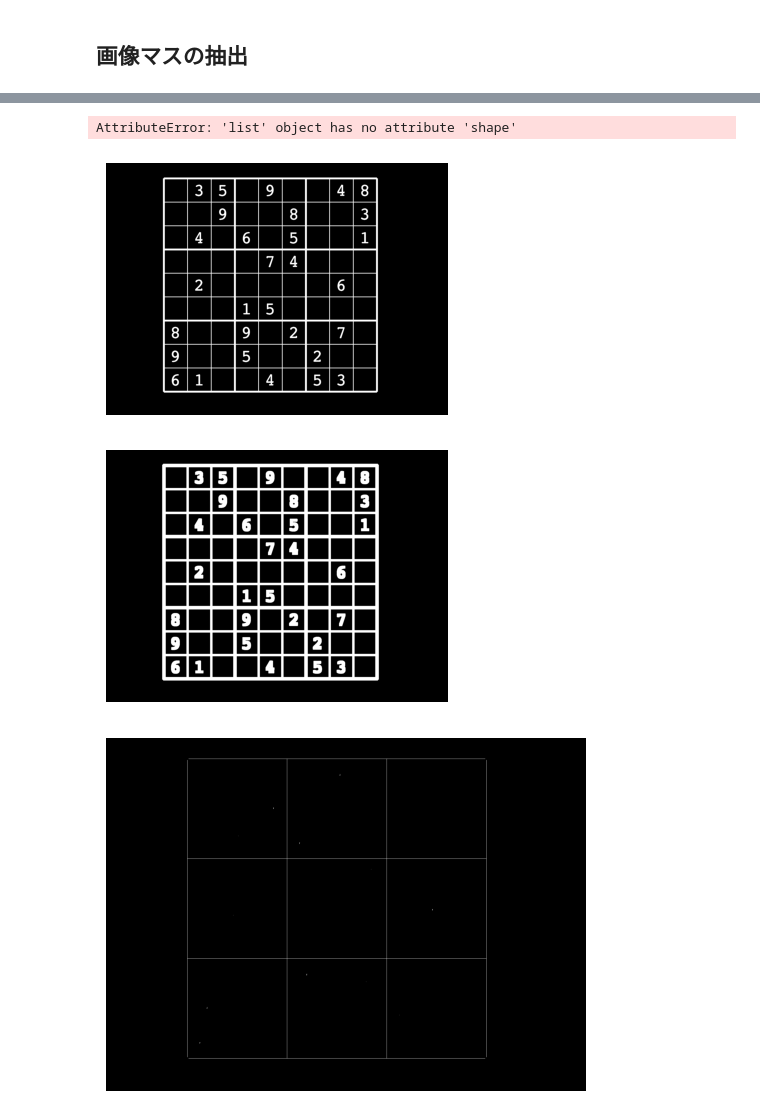
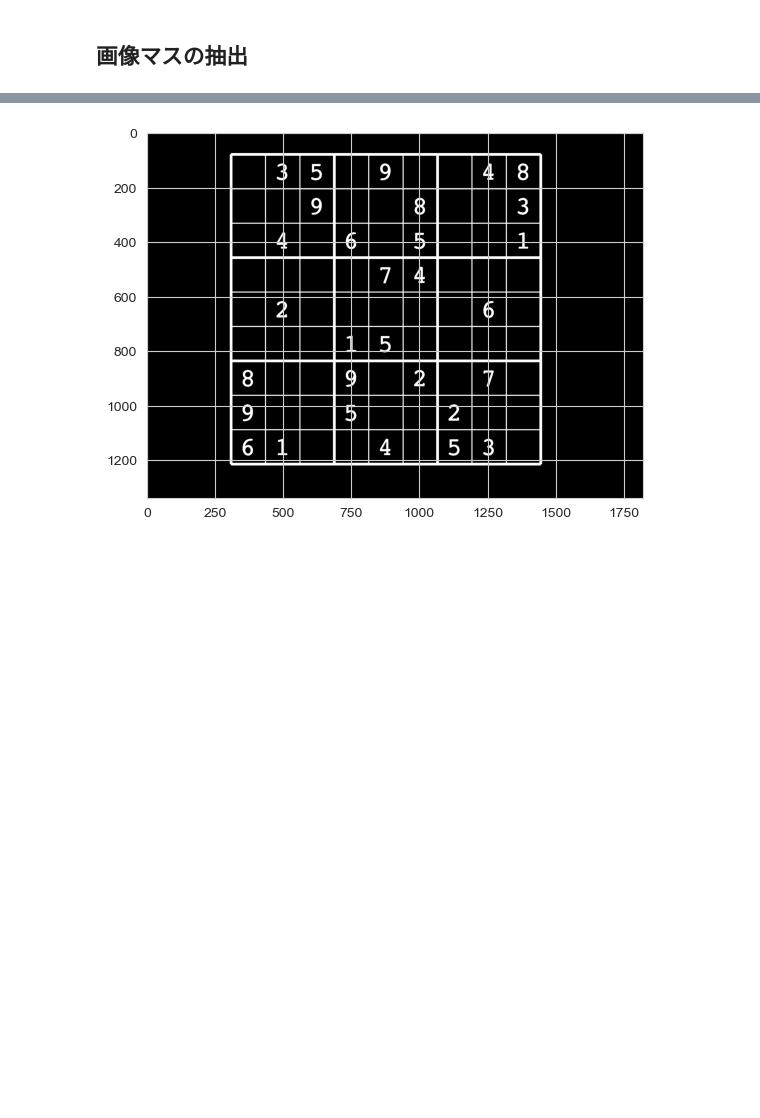
Before and after one commit to yuonoda/sudoku-solver, a Jupyter notebook: internal/trial.ipynb, the cells around one changed output, grey strips where cells are left out. Saved outputs shown, nothing was run; the diff lists cells and outputs as text; code cells hidden in the pictures; blank space fills up the shorter version.

```diff
--- a/internal/trial.ipynb
+++ b/internal/trial.ipynb
@@ -111,4 +49,0 @@ for i in range(9):
-# %%
-print(cell_images.shape())
-# %% [output]
-AttributeError: 'list' object has no attribute 'shape'
@@ -120,26 +50,7 @@ thresh_erode = cv2.erode(thresh_copy, kernel, iterations=1)  # 収縮
-# %%
-import matplotlib.pyplot
-
-fig = plt.figure(figsize=(15, 5))
-ax = fig.add_subplot(131)
-ax.imshow(thresh_copy, cmap="gray")
-ax.axis("off")
-
-fig = plt.figure(figsize=(15, 5))
-ax = fig.add_subplot(132)
-ax.imshow(thresh_dialate, cmap="gray")
-ax.axis("off")
-
-fig = plt.figure(figsize=(15, 5))
-ax = fig.add_subplot(133)
-ax.imshow(thresh_erode, cmap="gray")
-ax.axis("off")
-
-plt.tight_layout()
-plt.show()
-# %% [output]
-[figure, removed]
-[figure, removed]
-[figure, removed]
+# %%
+plt.imshow(thresh, cmap="gray")
+plt.show()
+# %% [output]
+[figure, added]
 # %%
 import matplotlib.pyplot as plt
```
Also changed, not shown: parts of 15 cells of this notebook.
